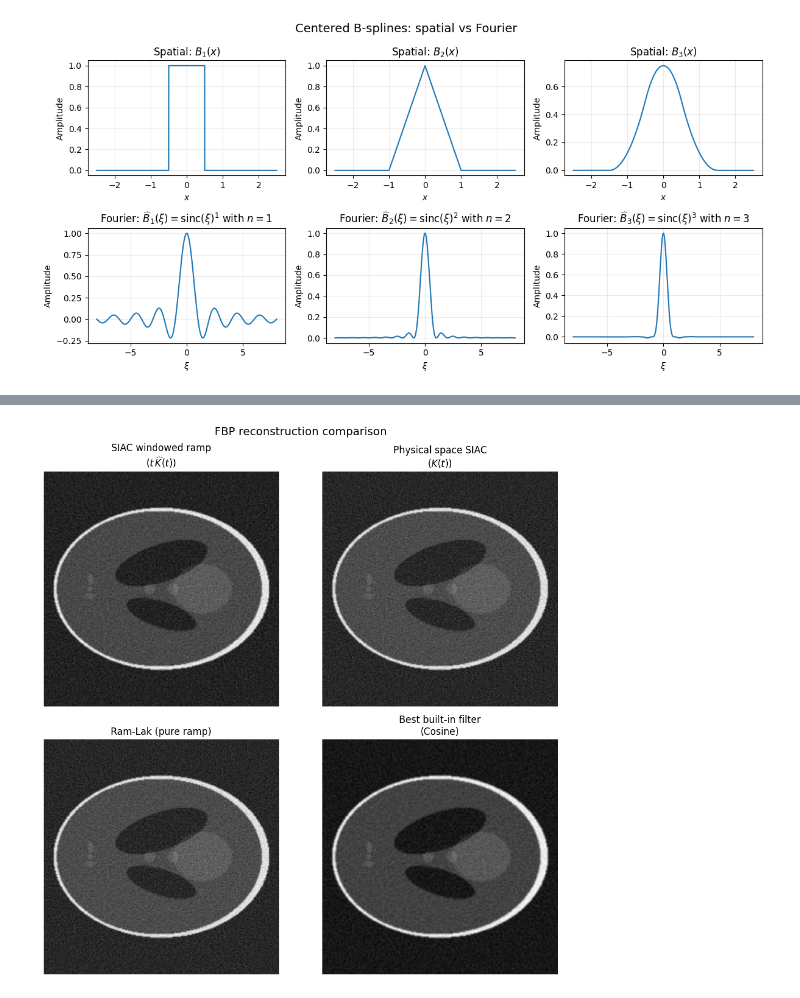
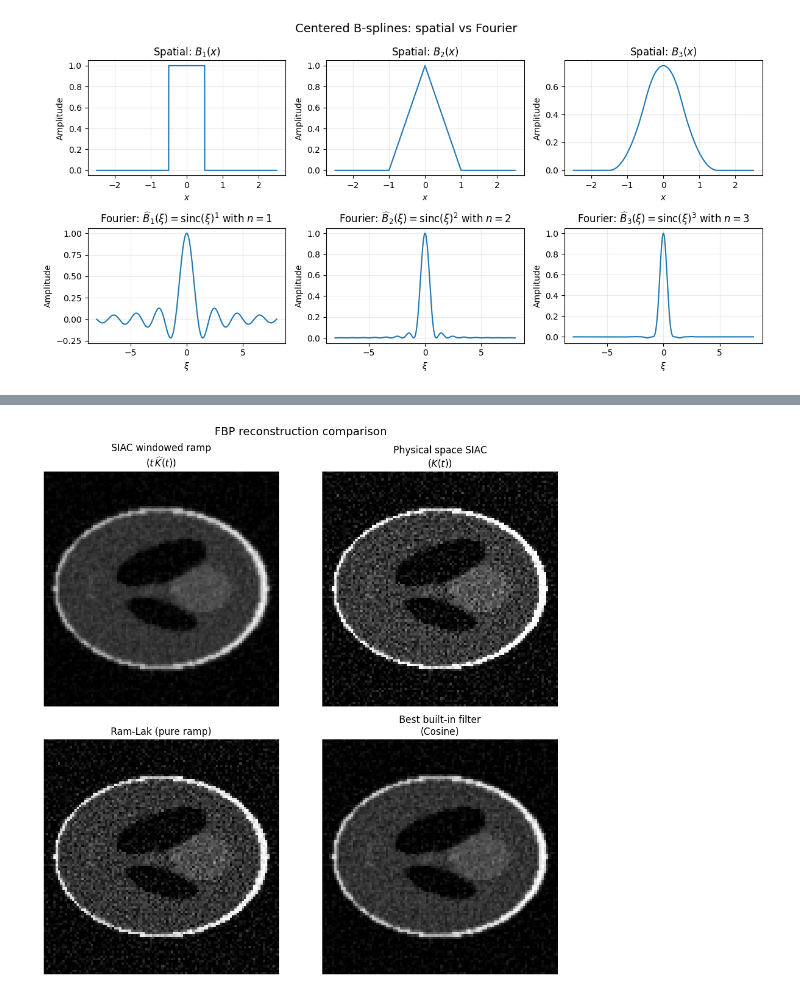
Before and after one commit to AdamHopkinss/SIAC-CT-Reconstruction, a Jupyter notebook: notebooks/SIAC_and_Ramp_filter.ipynb, the cells around one changed output, grey strips where cells are left out. Cells and saved outputs as stored; diff of their text form; code cells hidden in the pictures.

```diff
--- a/notebooks/SIAC_and_Ramp_filter.ipynb
+++ b/notebooks/SIAC_and_Ramp_filter.ipynb
@@ -572,7 +586,7 @@ fbp_custom = odl.tomo.fbp_op(
 
 fbp_custom_no_ramp = odl.tomo.fbp_op(
     A,
-    filter_type=siac_spline_window_odl(moments=4, BSorder=4, include_ramp=False),
+    filter_type=siac_spline_window_odl(moments=4, BSorder=2, include_ramp=False),
     padding=True,
     frequency_scaling=1.0
 )
@@ -584,8 +598,8 @@ t = np.linspace(0, 1, 2001)
 H_ramlak = _fbp_filter_patched(t, "Ram-Lak", 1.0)
 H_hann   = _fbp_filter_patched(t, best_filter, 1.0)
 
-H_siac_fourier = siac_filter_odl(2, 2, include_ramp=True)(t)          # your current: t*Khat(t)
-H_spline_shape = siac_spline_window_odl(4, 4, include_ramp=False)(t)   # new: t*K(t)
+H_siac_fourier = siac_filter_odl(4, 2, include_ramp=True)(t)          # your current: t*Khat(t)
+H_spline_shape = siac_spline_window_odl(2, 2, include_ramp=False)(t)   # new: t*K(t)
 
 plt.figure(figsize=(7,4.5))
 plt.plot(t, H_ramlak, "k--", label="Ram-Lak (ramp)")
@@ -602,5 +616,8 @@ plt.show()
 
 
 test = fbp_custom_no_ramp(sino_noisy)
-test.show()
+test.show(vmin=0, vmax=1, title="No Ramp filter")
+
+test2 = fbp_custom(sino_noisy)
+test2.show(vmin=0, vmax=1, title="Ramp filter, SIAC window")
 # %% [output]
@@ -611,28 +630,28 @@ test.show()
 # %%
 fig, axes = plt.subplots(2, 2, figsize=(10, 10))
 
 # --- SIAC-based reconstructions ---
-axes[0, 0].imshow(fbp_img_SIAC_ramp, cmap="gray")
+axes[0, 0].imshow(test2, cmap="gray", vmin=0, vmax=1)
 axes[0, 0].set_title("SIAC windowed ramp\n($t\,\widehat K(t)$)")
 axes[0, 0].axis("off")
 
-axes[0, 1].imshow(test, cmap="gray")
+axes[0, 1].imshow(test, cmap="gray", vmin=0, vmax=1)
 axes[0, 1].set_title("Physical space SIAC\n($K(t)$)")
 axes[0, 1].axis("off")
 
 # --- Reference / baseline reconstructions ---
-axes[1, 0].imshow(fbp_ref, cmap="gray")
+axes[1, 0].imshow(fbp_ref, cmap="gray", vmin=0, vmax=1)
 axes[1, 0].set_title("Ram-Lak (pure ramp)")
 axes[1, 0].axis("off")
 
-axes[1, 1].imshow(fbp_best, cmap="gray")
+axes[1, 1].imshow(fbp_best, cmap="gray", vmin=0, vmax=1)
 axes[1, 1].set_title(f"Best built-in filter\n({best_filter})")
 axes[1, 1].axis("off")
 
 fig.suptitle("FBP reconstruction comparison", fontsize=14)
 plt.tight_layout()
 plt.show()
 
 plt.show()  # to not get duplicated plots for the last one
 # %% [output]
-[figure, old version]
+[figure, new version]
```
Also changed, not shown: parts of 5 cells of this notebook, 5 other files.
